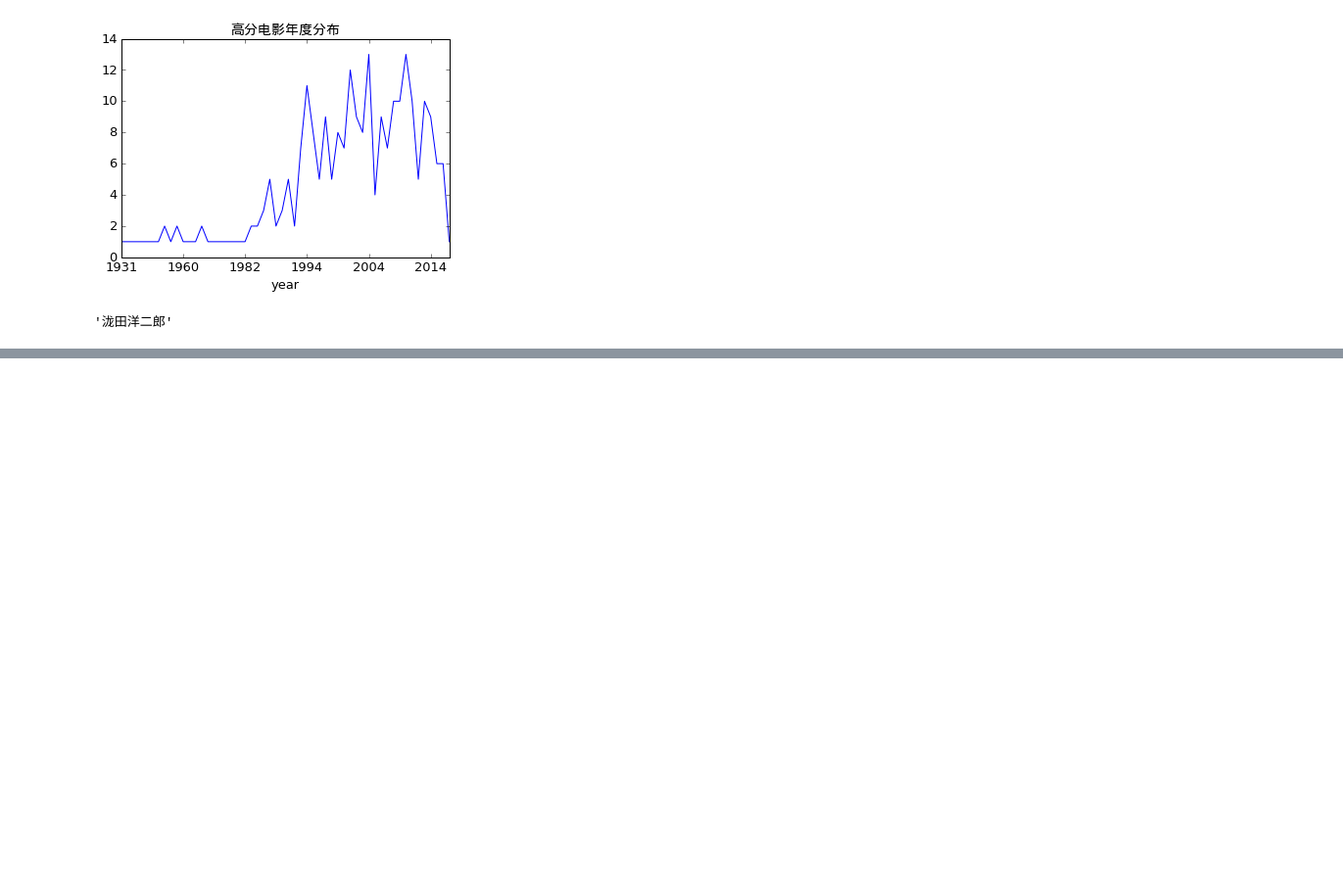
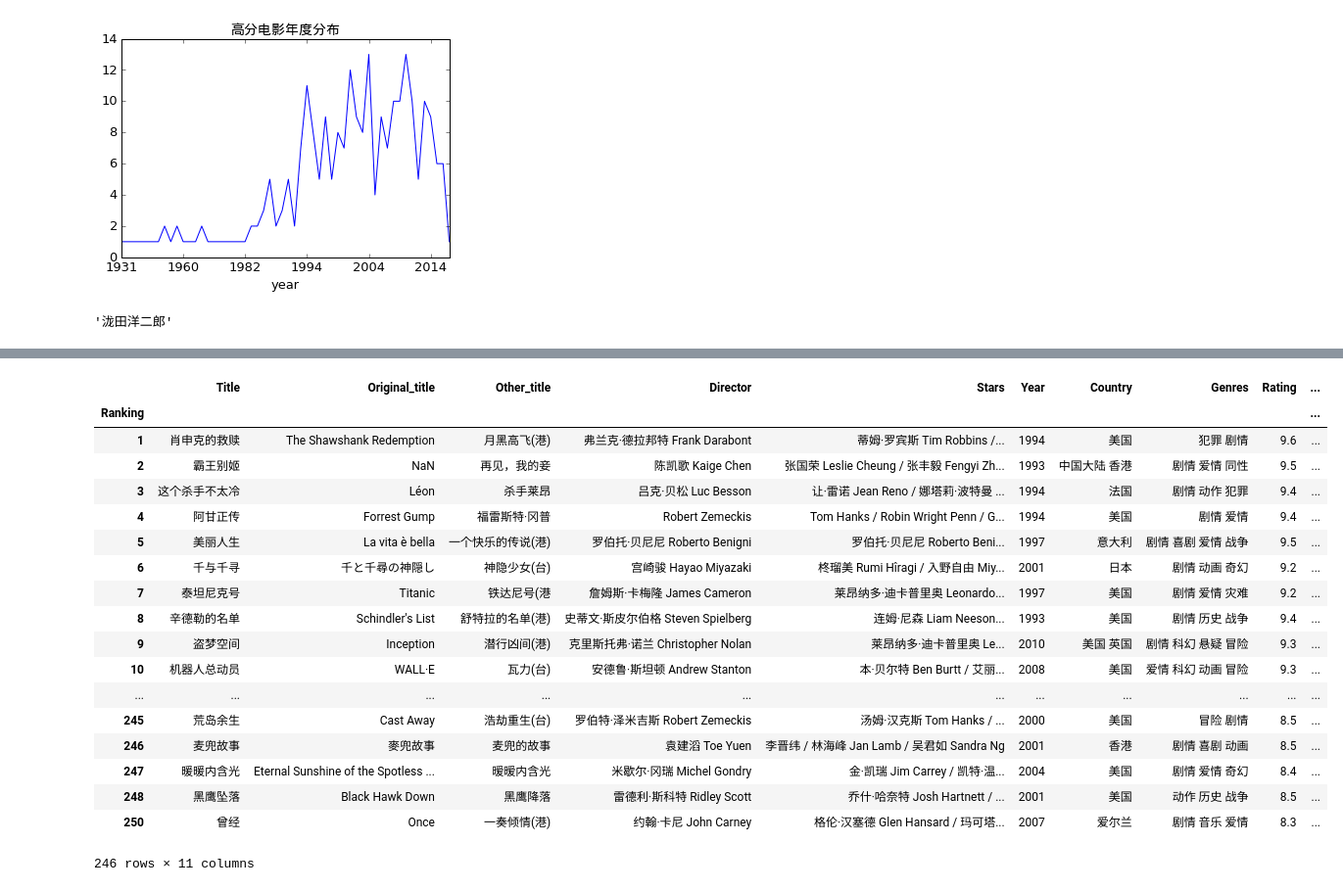
Before and after one commit to polarbear611/Data-Analysis, a Jupyter notebook: WebXML/Douban.ipynb, the cells around one changed output, grey strips where cells are left out. Shown: that part at 98% size. Cells and saved outputs as stored; diff of their text form; code cells hidden in the pictures; blank space fills up the shorter version.

```diff
--- a/WebXML/Douban.ipynb
+++ b/WebXML/Douban.ipynb
@@ -180,0 +199,22 @@ df_movie[['title', 'original_title', 'year', 'average', 'collect_count', 'genres
+# %%
+df_movies
+# %% [output]
+|  | Title | Original_title | Other_title | Director | Stars | Year | Country | Genres | Rating | ... |
+| Ranking |  |  |  |  |  |  |  |  |  | ... |
+| 1 | 肖申克的救赎 | The Shawshank Redemption | 月黑高飞(港) | 弗兰克·德拉邦特 Frank Darabont | 蒂姆·罗宾斯 Tim Robbins /... | 1994 | 美国 | 犯罪 剧情 | 9.6 | ... |
+| 2 | 霸王别姬 | NaN | 再见，我的妾 | 陈凯歌 Kaige Chen | 张国荣 Leslie Cheung / 张丰毅 Fengyi Zh... | 1993 | 中国大陆 香港 | 剧情 爱情 同性 | 9.5 | ... |
+| 3 | 这个杀手不太冷 | Léon | 杀手莱昂 | 吕克·贝松 Luc Besson | 让·雷诺 Jean Reno / 娜塔莉·波特曼 ... | 1994 | 法国 | 剧情 动作 犯罪 | 9.4 | ... |
+| 4 | 阿甘正传 | Forrest Gump | 福雷斯特·冈普 | Robert Zemeckis | Tom Hanks / Robin Wright Penn / G... | 1994 | 美国 | 剧情 爱情 | 9.4 | ... |
+| 5 | 美丽人生 | La vita è bella | 一个快乐的传说(港) | 罗伯托·贝尼尼 Roberto Benigni | 罗伯托·贝尼尼 Roberto Beni... | 1997 | 意大利 | 剧情 喜剧 爱情 战争 | 9.5 | ... |
+| 6 | 千与千寻 | 千と千尋の神隠し | 神隐少女(台) | 宫崎骏 Hayao Miyazaki | 柊瑠美 Rumi Hîragi / 入野自由 Miy... | 2001 | 日本 | 剧情 动画 奇幻 | 9.2 | ... |
+| 7 | 泰坦尼克号 | Titanic | 铁达尼号(港 | 詹姆斯·卡梅隆 James Cameron | 莱昂纳多·迪卡普里奥 Leonardo... | 1997 | 美国 | 剧情 爱情 灾难 | 9.2 | ... |
+| 8 | 辛德勒的名单 | Schindler's List | 舒特拉的名单(港) | 史蒂文·斯皮尔伯格 Steven Spielberg | 连姆·尼森 Liam Neeson... | 1993 | 美国 | 剧情 历史 战争 | 9.4 | ... |
+| 9 | 盗梦空间 | Inception | 潜行凶间(港) | 克里斯托弗·诺兰 Christopher Nolan | 莱昂纳多·迪卡普里奥 Le... | 2010 | 美国 英国 | 剧情 科幻 悬疑 冒险 | 9.3 | ... |
+| 10 | 机器人总动员 | WALL·E | 瓦力(台) | 安德鲁·斯坦顿 Andrew Stanton | 本·贝尔特 Ben Burtt / 艾丽... | 2008 | 美国 | 爱情 科幻 动画 冒险 | 9.3 | ... |
+| ... | ... | ... | ... | ... | ... | ... | ... | ... | ... | ... |
+| 245 | 荒岛余生 | Cast Away | 浩劫重生(台) | 罗伯特·泽米吉斯 Robert Zemeckis | 汤姆·汉克斯 Tom Hanks / ... | 2000 | 美国 | 冒险 剧情 | 8.5 | ... |
+| 246 | 麦兜故事 | 麥兜故事 | 麦兜的故事 | 袁建滔 Toe Yuen | 李晋纬 / 林海峰 Jan Lamb / 吴君如 Sandra Ng | 2001 | 香港 | 剧情 喜剧 动画 | 8.5 | ... |
+| 247 | 暖暖内含光 | Eternal Sunshine of the Spotless ... | 暧暧内含光 | 米歇尔·冈瑞 Michel Gondry | 金·凯瑞 Jim Carrey / 凯特·温... | 2004 | 美国 | 剧情 爱情 奇幻 | 8.4 | ... |
+| 248 | 黑鹰坠落 | Black Hawk Down | 黑鹰降落 | 雷德利·斯科特 Ridley Scott | 乔什·哈奈特 Josh Hartnett / ... | 2001 | 美国 | 动作 历史 战争 | 8.5 | ... |
+| 250 | 曾经 | Once | 一奏倾情(港) | 约翰·卡尼 John Carney | 格伦·汉塞德 Glen Hansard / 玛可塔... | 2007 | 爱尔兰 | 剧情 音乐 爱情 | 8.3 | ... |
+246 rows × 11 columns
```
Also changed, not shown: parts of 13 cells of this notebook, 2 other files.
